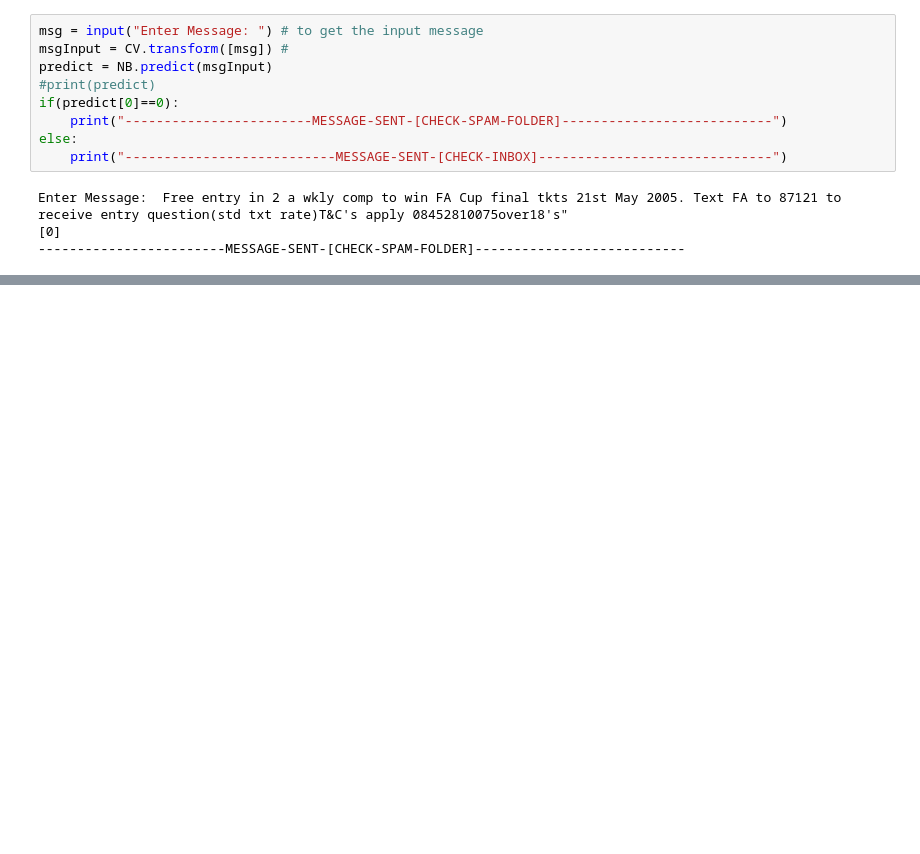
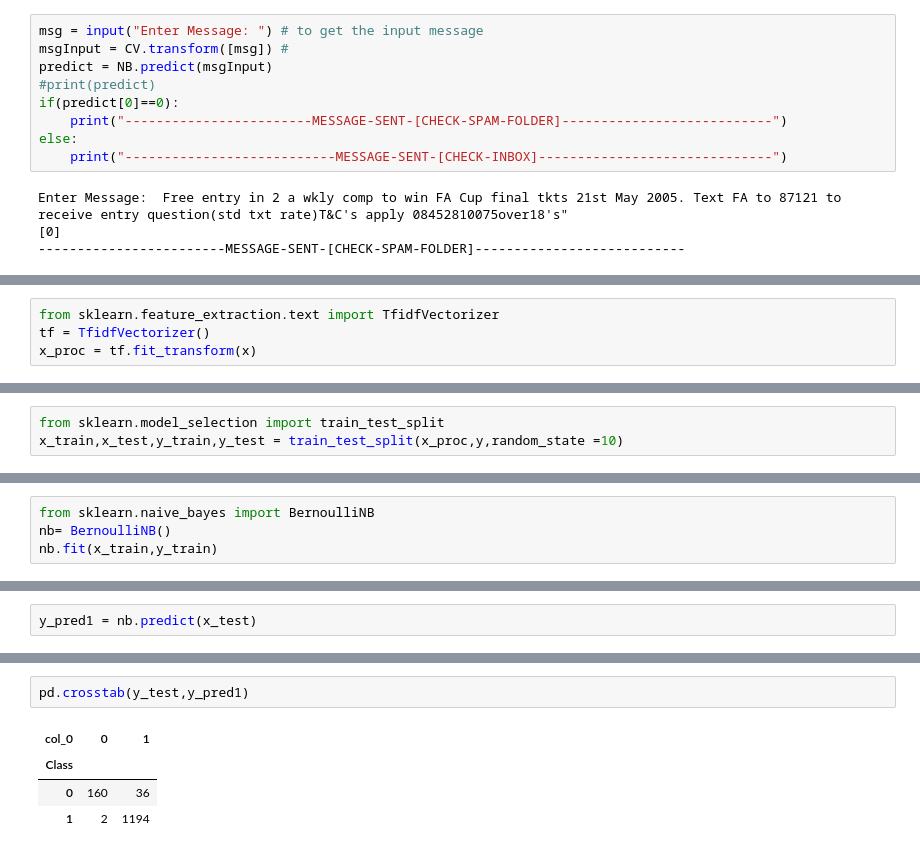
Before and after one commit to tejasprof84/spam_message_detector_Nav_bayes_, a Jupyter notebook: Nav_bayes_algo.ipynb, the cells around one changed output, grey strips where cells are left out. Drawn from its saved outputs; the diff is of its cells as text; blank space fills up the shorter version.

```diff
--- a/Nav_bayes_algo.ipynb
+++ b/Nav_bayes_algo.ipynb
@@ -315,0 +370,4 @@ Enter Message:  Free entry in 2 a wkly comp to win FA Cup final tkts 21st May 20
+# %%
+from sklearn.feature_extraction.text import TfidfVectorizer
+tf = TfidfVectorizer()
+x_proc = tf.fit_transform(x)
@@ -315,0 +386,3 @@ Enter Message:  Free entry in 2 a wkly comp to win FA Cup final tkts 21st May 20
+# %%
+from sklearn.model_selection import train_test_split
+x_train,x_test,y_train,y_test = train_test_split(x_proc,y,random_state =10)
@@ -315,0 +399,4 @@ Enter Message:  Free entry in 2 a wkly comp to win FA Cup final tkts 21st May 20
+# %%
+from sklearn.naive_bayes import BernoulliNB
+nb= BernoulliNB()
+nb.fit(x_train,y_train)
@@ -315,0 +405,2 @@ Enter Message:  Free entry in 2 a wkly comp to win FA Cup final tkts 21st May 20
+# %%
+y_pred1 = nb.predict(x_test)
@@ -315,0 +422,7 @@ Enter Message:  Free entry in 2 a wkly comp to win FA Cup final tkts 21st May 20
+# %%
+pd.crosstab(y_test,y_pred1)
+# %% [output]
+| col_0 | 0 | 1 |
+| Class |  |  |
+| 0 | 160 | 36 |
+| 1 | 2 | 1194 |
```
Also changed, not shown: parts of 17 cells of this notebook, 1 other file.
